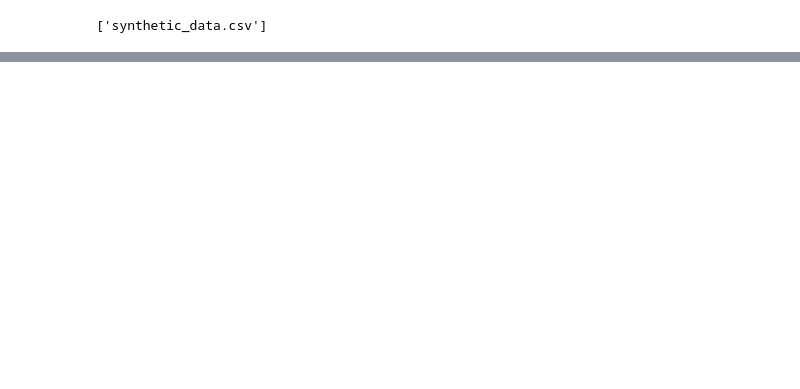
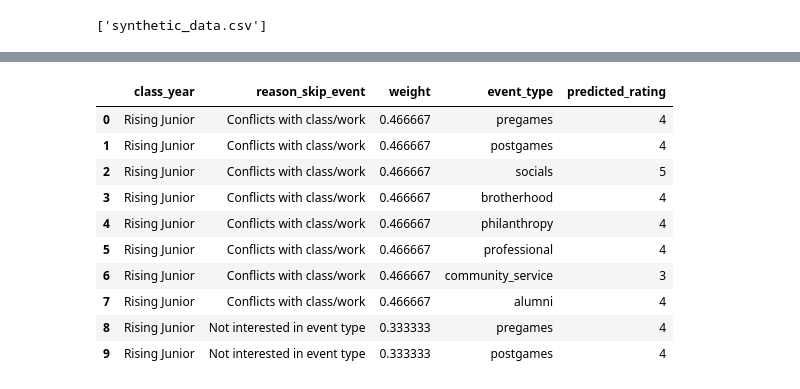
Before and after one commit to KevinWehrle/fiji-event-engagement-analytics, a Jupyter notebook: notebooks/eda.ipynb, the cells around one changed output, grey strips where cells are left out. Saved outputs shown, nothing was run; the diff lists cells and outputs as text; code cells hidden in the pictures; blank space fills up the shorter version.

Commit message:
Add ordinal model, evaluation, and final class_year x event_type prediction tables

```diff
--- a/notebooks/eda.ipynb
+++ b/notebooks/eda.ipynb
@@ -972,0 +1098,8 @@ print(os.listdir('../data/processed'))
+# %%
+feature_cols = ['class_year', 'reason_skip_event', 'event_type']
+
+X_train = pd.get_dummies(combined_train[feature_cols], drop_first=True)
+y_train = combined_train['rating']
+
+print(X_train.shape)
+print(X_train.columns.tolist())
@@ -972,0 +1132,7 @@ print(os.listdir('../data/processed'))
+# %%
+# Model creation
+# Fit an ordinal logistic regression model using the Mord library
+from mord import LogisticAT
+
+model = LogisticAT(alpha=1.0)  # alpha determines the regularization strength
+model.fit(X_train, y_train)
@@ -972,0 +1190,4 @@ print(os.listdir('../data/processed'))
+# %%
+# Real proportions of reason_skip_event within each class_year
+reason_weights = df.groupby('class_year')['reason_skip_event'].value_counts(normalize=True)
+print(reason_weights)
@@ -972,0 +1207,12 @@ print(os.listdir('../data/processed'))
+# %%
+# Building full prediction grid.
+# Get the real, valid (class_year, reason_skip_event) combos with their weights
+weights_df = reason_weights.reset_index(name='weight')
+weights_df.columns = ['class_year', 'reason_skip_event', 'weight']
+
+# Cross with all 8 event types
+event_types = df_long['event_type'].unique()  # or synthetic_data['event_type'].unique()
+grid = weights_df.merge(pd.DataFrame({'event_type': event_types}), how='cross')
+
+print(grid.shape)  # expect len(weights_df) * 8
+grid.head(10)
@@ -972,0 +1232,18 @@ print(os.listdir('../data/processed'))
+# %%
+X_grid = pd.get_dummies(grid[['class_year', 'reason_skip_event', 'event_type']], drop_first=True)
+X_grid = X_grid.reindex(columns=X_train.columns, fill_value=0)
+
+grid['predicted_rating'] = model.predict(X_grid)
+grid.head(10)
+# %% [output]
+|  | class_year | reason_skip_event | weight | event_type | predicted_rating |
+| 0 | Rising Junior | Conflicts with class/work | 0.466667 | pregames | 4 |
+| 1 | Rising Junior | Conflicts with class/work | 0.466667 | postgames | 4 |
+| 2 | Rising Junior | Conflicts with class/work | 0.466667 | socials | 5 |
+| 3 | Rising Junior | Conflicts with class/work | 0.466667 | brotherhood | 4 |
+| 4 | Rising Junior | Conflicts with class/work | 0.466667 | philanthropy | 4 |
+| 5 | Rising Junior | Conflicts with class/work | 0.466667 | professional | 4 |
+| 6 | Rising Junior | Conflicts with class/work | 0.466667 | community_service | 3 |
+| 7 | Rising Junior | Conflicts with class/work | 0.466667 | alumni | 4 |
+| 8 | Rising Junior | Not interested in event type | 0.333333 | pregames | 4 |
+| 9 | Rising Junior | Not interested in event type | 0.333333 | postgames | 4 |
```
Also changed, not shown: parts of 35 cells of this notebook, 7 other files.
